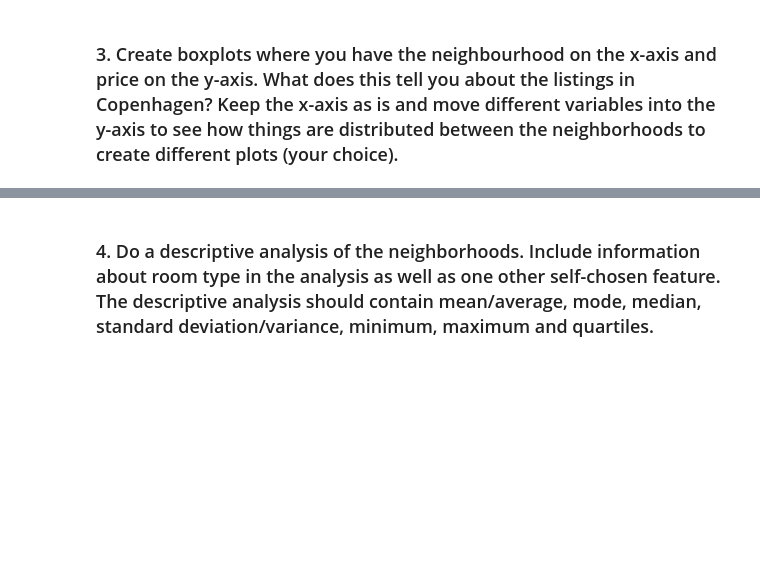
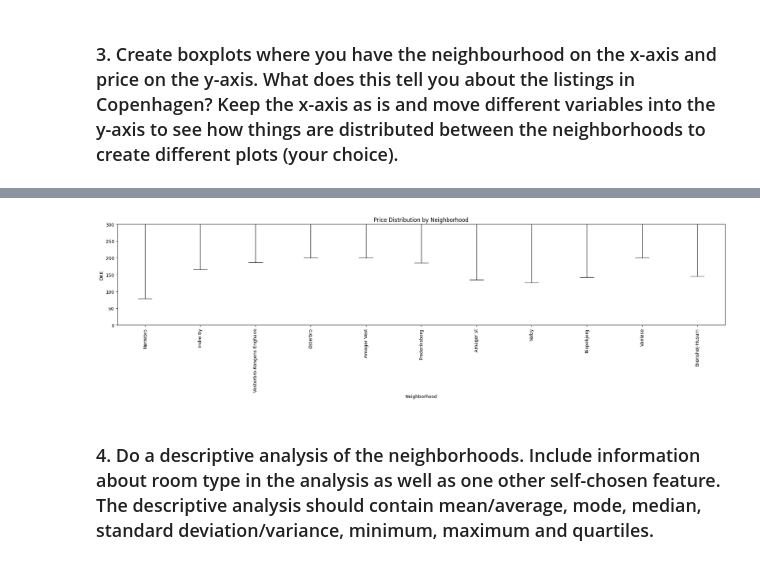
Before and after one commit to MAL1-MMMB/MAL, a Jupyter notebook: Assignment 1/1. Getting started - Copenhagen Airbnb.ipynb, the cells around one changed output, grey strips where cells are left out. Cells and saved outputs as stored; diff of their text form; code cells hidden in the pictures; blank space fills up the shorter version.

```diff
--- a/Assignment 1/1. Getting started - Copenhagen Airbnb.ipynb
+++ b/Assignment 1/1. Getting started - Copenhagen Airbnb.ipynb
@@ -204,2 +245,23 @@ plt.show()
+# %%
+f = plt.figure()
+f.set_figwidth(24)
+f.set_figheight(4)
+
+# # NUMBER ONE
+plt.boxplot(price_lists)
+### set label
+# * Label the axises and diagram.
+plt.xlabel('Neighborhood')
+plt.ylabel('DKK')
+plt.title('Price Distribution by Neighborhood')
+
+#### Set y min and max
+plt.ylim(0, 300)
+# * Set points on the x-axis for each neighborhood
+plt.xticks(range(1,len(neighborhood_names)+1),neighborhood_names,rotation=90)
+
+plt.show()
+# %% [output]
+[figure, added]
 # %% [markdown]
 ### 4. Do a descriptive analysis of the neighborhoods. Include information about room type in the analysis as well as one other self-chosen feature. The descriptive analysis should contain mean/average, mode, median, standard deviation/variance, minimum, maximum and quartiles.
```
Also changed, not shown: parts of 23 cells of this notebook, 7 other files.
